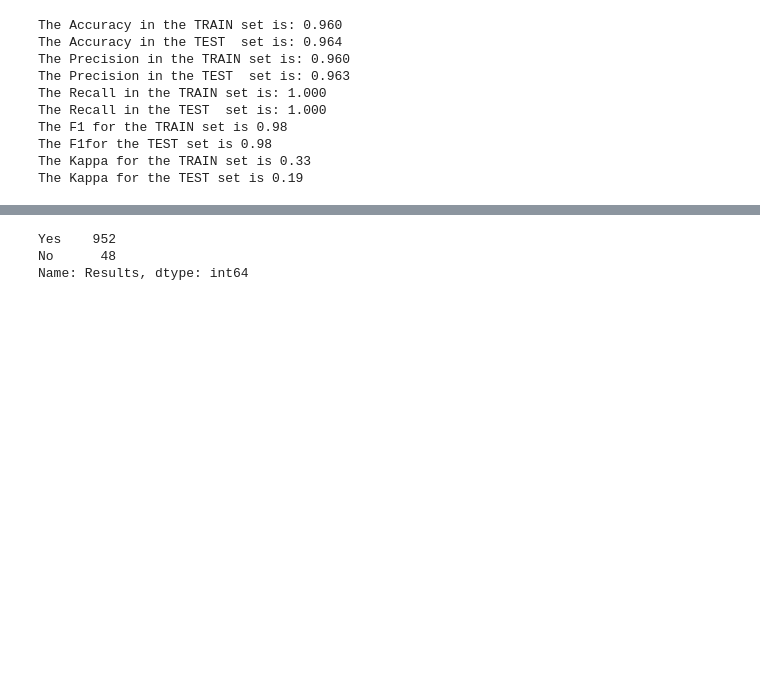
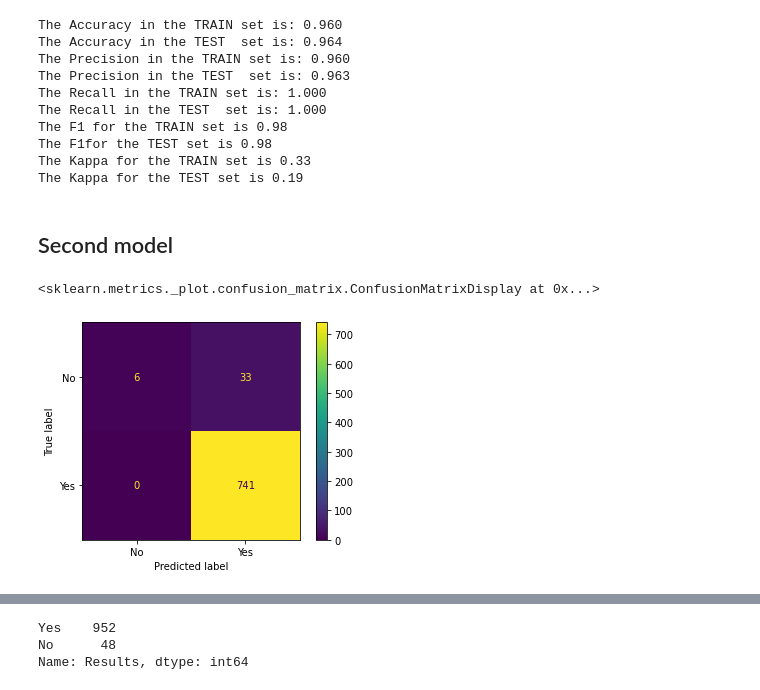
Before and after one commit to Alfon22A/Predictions-Logistic-Regression, a Jupyter notebook: Solution.ipynb, the cells around one changed output, grey strips where cells are left out. Cells and saved outputs as stored; diff of their text form; code cells hidden in the pictures; blank space fills up the shorter version.

```diff
--- a/Solution.ipynb
+++ b/Solution.ipynb
@@ -565,0 +705,3 @@ x_train_norm
+# %%
+x_train_norm2 = pd.concat([x_train_num_minmax, x_train_cat_norm], axis = 1)
+x_train_norm2
@@ -598,0 +784,5 @@ classification.score(x_test_norm, y_test)
+# %%
+classification2 = LogisticRegression(random_state = 22, solver = "lbfgs", multi_class = "ovr").fit(x_train_norm2, y_train)
+# %%
+y_train_pred2 = classification2.predict(x_train_norm2)
+classification2.score(x_train_norm2, y_train)
@@ -634,3 +833,12 @@ The F1 for the TRAIN set is 0.98
 The F1for the TEST set is 0.98
 The Kappa for the TRAIN set is 0.33
 The Kappa for the TEST set is 0.19
+# %% [markdown]
+## Second model
+# %%
+cm_train = confusion_matrix(y_train, y_train_pred2)
+disp = ConfusionMatrixDisplay(cm_train,display_labels=classification2.classes_);
+disp.plot()
+# %% [output]
+<sklearn.metrics._plot.confusion_matrix.ConfusionMatrixDisplay at 0x...>
+[figure, added]
```
Also changed, not shown: parts of 36 cells of this notebook.
